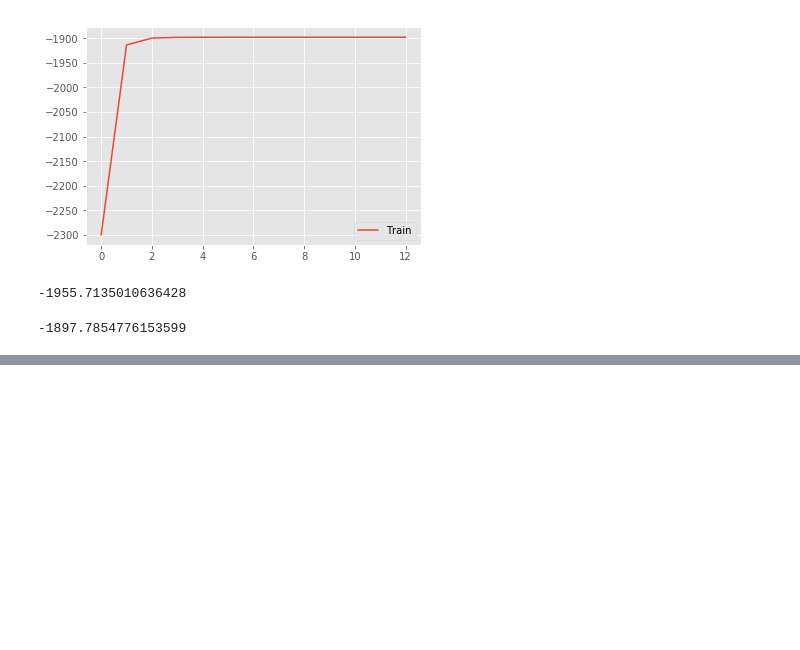
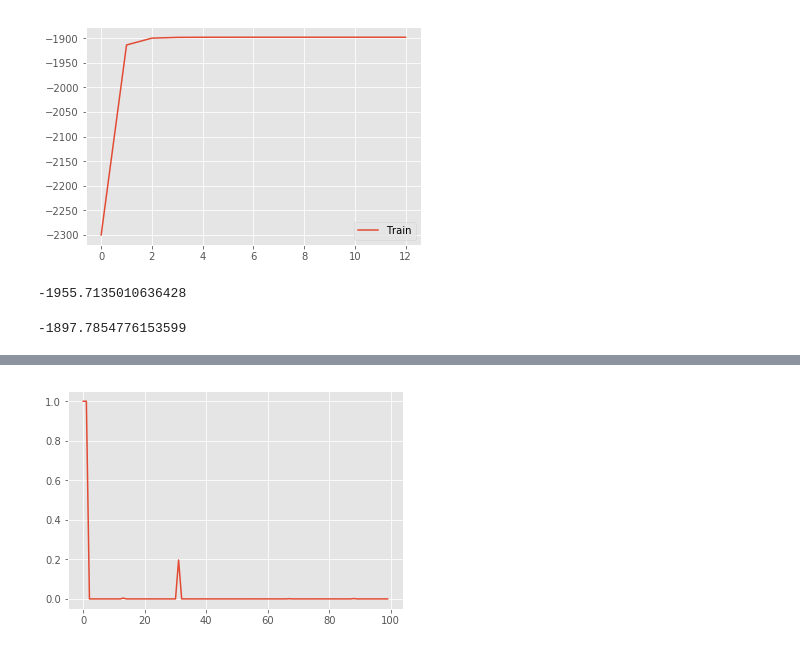
Before and after one commit to YoucefZemmouri/Graphical_Model_HMK3, a Jupyter notebook: Main_TROUSSARD_ZEMMOURI.ipynb, the cells around one changed output, grey strips where cells are left out. Drawn from its saved outputs; the diff is of its cells as text; code cells hidden in the pictures; blank space fills up the shorter version.

```diff
--- a/Main_TROUSSARD_ZEMMOURI.ipynb
+++ b/Main_TROUSSARD_ZEMMOURI.ipynb
@@ -81,0 +138,5 @@ log_likelihood_train[-1]
+# %%
+plt.plot(smooth[:100,1])
+plt.show()
+# %% [output]
+[figure, added]
```
Also changed, not shown: parts of 14 cells of this notebook, 1 other file.
